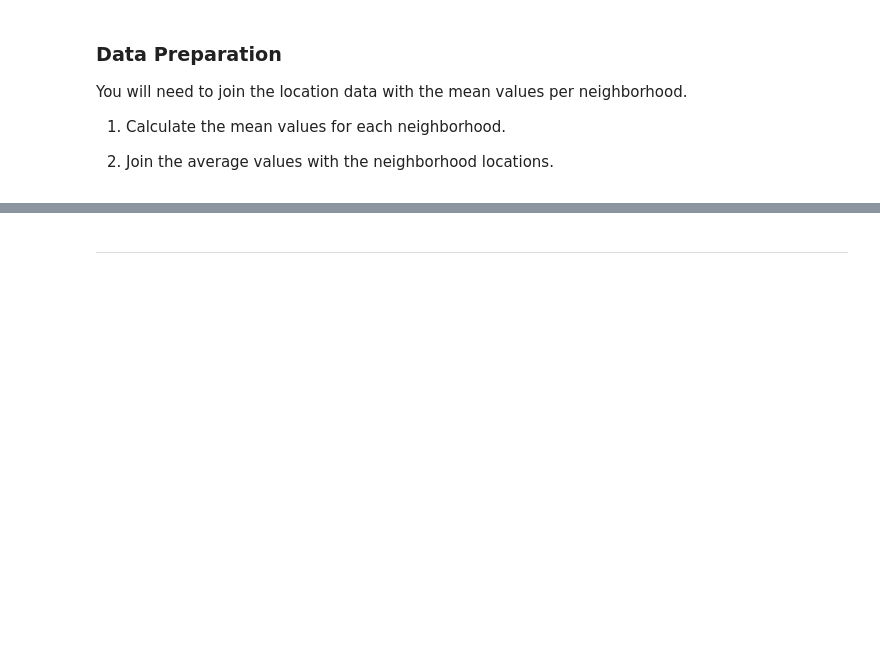
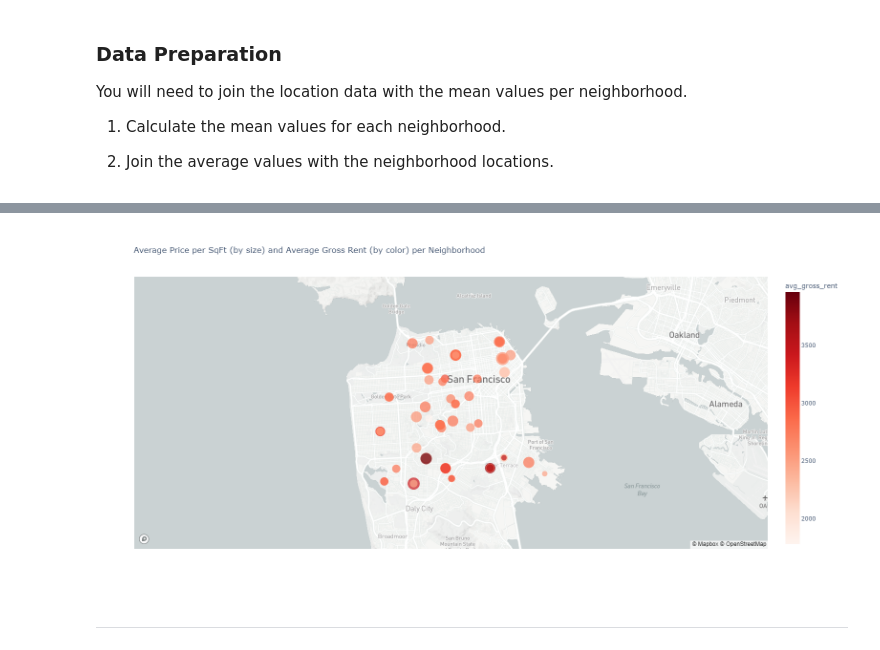
Before and after one commit to bradkaley/Real_Estate_Analysis_Dashboard, a Jupyter notebook: rental_analysis.ipynb, the cells around one changed output, grey strips where cells are left out. Drawn from its saved outputs; the diff is of its cells as text; code cells hidden in the pictures; blank space fills up the shorter version.

Commit message:
Completed the code for the neighborhood map section

```diff
--- a/rental_analysis.ipynb
+++ b/rental_analysis.ipynb
@@ -265,0 +256,5 @@ In this section, you will read in neighborhoods location data and build an inter
+# %%
+#Read the San Francisco neighborhoods coordinate data into a dataframe from the csv file and preview it.
+coordinates_file_path = Path("Raw_Data/neighborhoods_coordinates.csv")
+neighborhoods_coordinates = pd.read_csv(coordinates_file_path)
+neighborhoods_coordinates
@@ -293,0 +283,6 @@ You will need to join the location data with the mean values per neighborhood.
+# %%
+#Calculate the mean number of housing units per year and save in a new dataframe
+sfo_mean_data = sfo_data.groupby("neighborhood")[["sale_price_sqr_foot","housing_units","gross_rent"]].mean()
+sfo_mean_data.reset_index(inplace=True)
+sfo_mean_data.columns = ["neighborhood","avg_sale_price_sqr_foot","avg_housing_units","avg_gross_rent"]
+sfo_mean_data
@@ -293,0 +303,5 @@ You will need to join the location data with the mean values per neighborhood.
+# %%
+#Join the two dataframes to combine the coordinate data with the calculated averages
+combined_location_price_df = pd.concat((neighborhoods_coordinates, sfo_mean_data), axis="columns", join="inner")
+combined_location_price_df.drop(columns="neighborhood", inplace=True)
+combined_location_price_df
@@ -306,3 +326,24 @@ Plot the average values per neighborhood using a Plotly express `scatter_mapbox`
+# %%
+#Set the mapbox access token using the Mapbox API key read previously
+px.set_mapbox_access_token(map_box_api)
+
+#Create a scatter mapbox to display and analyze the information per neighborhood
+sfo_price_map_plot = px.scatter_mapbox(
+    combined_location_price_df,
+    lat="Lat",
+    lon="Lon",
+    size="avg_sale_price_sqr_foot",
+    color="avg_gross_rent",
+    title="Average Price per SqFt (by size) and Average Gross Rent (by color) per Neighborhood",
+    hover_data=["Neighborhood","Lat","Lon","avg_sale_price_sqr_foot","avg_gross_rent"],
+    color_continuous_scale="reds",
+    zoom=11,
+    width=1000,
+    height=750)
+
+sfo_price_map_plot.show()
+# %% [output]
+[figure, added]
 # %% [markdown]
 - - -
 # %% [markdown]
```
Also changed, not shown: parts of 8 cells of this notebook.
